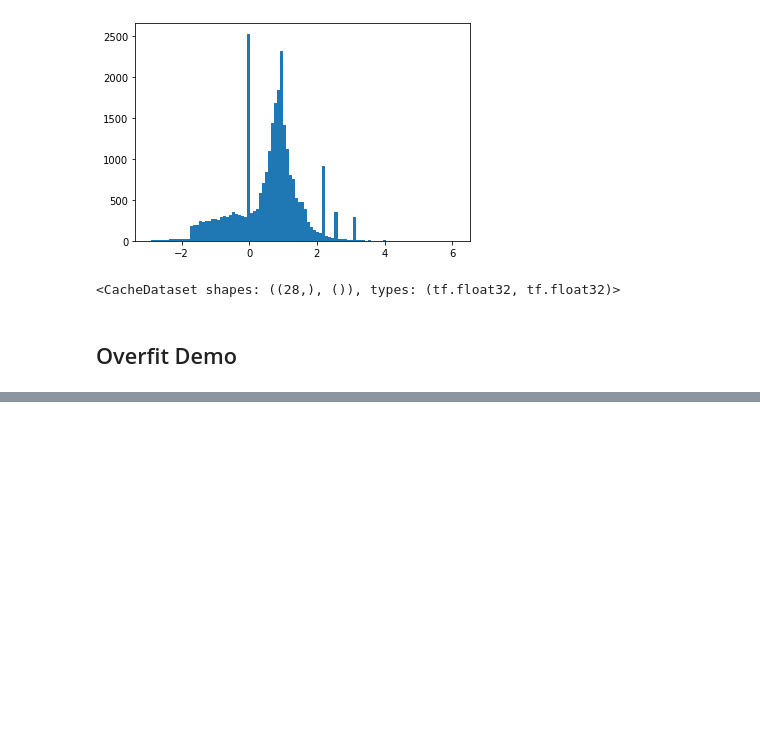
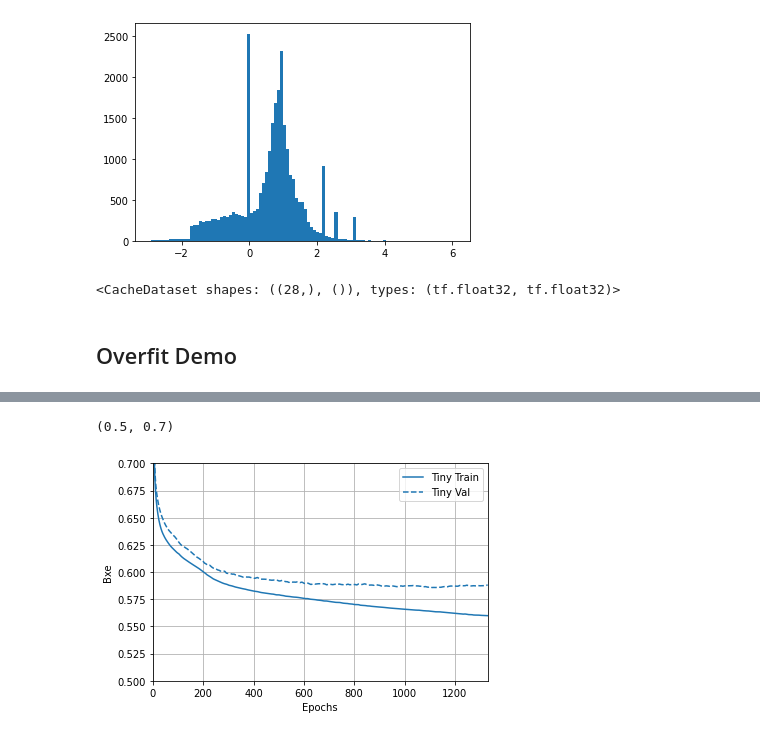
Before and after one commit to damiansp/neuralNet, a Jupyter notebook: python/tensorflow/docs/tutorial/beginner/04_overfit_underfit.py.ipynb, the cells around one changed output, grey strips where cells are left out. Drawn from its saved outputs; the diff is of its cells as text; code cells hidden in the pictures; blank space fills up the shorter version.

```diff
--- a/python/tensorflow/docs/tutorial/beginner/04_overfit_underfit.py.ipynb
+++ b/python/tensorflow/docs/tutorial/beginner/04_overfit_underfit.py.ipynb
@@ -69,0 +90,27 @@ train_ds = train_ds.shuffle(BUFFER).repeat().batch(BATCH)
+# %%
+def get_callbacks(name):
+    return [
+        tfdocs.modeling.EpochDots(),
+        EarlyStopping(monitor='val_bxe', patience=200),
+        TensorBoard(logdir/name)]
+# %%
+def compile_and_fit(mod, name, optimizer=None, max_epochs=10_000):
+    optimizer = get_optimizer() if optimizer is None else optimizer
+    mod.compile(optimizer=optimizer,
+               loss=BinaryCrossentropy(from_logits=True),
+               metrics=[BinaryCrossentropy(from_logits=True, name='bxe'),
+                        'accuracy'])
+    mod.summary()
+    hist = mod.fit(train_ds,
+                   steps_per_epoch=STEPS_PER_EPOCH,
+                   epochs=max_epochs,
+                   validation_data=valid_ds,
+                   callbacks=get_callbacks(name),
+                   verbose=0)
+    return hist
+# %%
+tiny_mod = Sequential([
+    Dense(16, activation='relu', input_shape=(FEATURES,)),
+    Dense(1)])
+# %%
+size_histories = {'Tiny': compile_and_fit(tiny_mod, 'sizes/Tiny')}
@@ -69,0 +135,7 @@ train_ds = train_ds.shuffle(BUFFER).repeat().batch(BATCH)
+# %%
+plotter = tfdocs.plots.HistoryPlotter(metric='bxe', smoothing_std=10)
+plotter.plot(size_histories)
+plt.ylim([0.5, 0.7])
+# %% [output]
+(0.5, 0.7)
+[figure, added]
```
Also changed, not shown: parts of 12 cells of this notebook.
